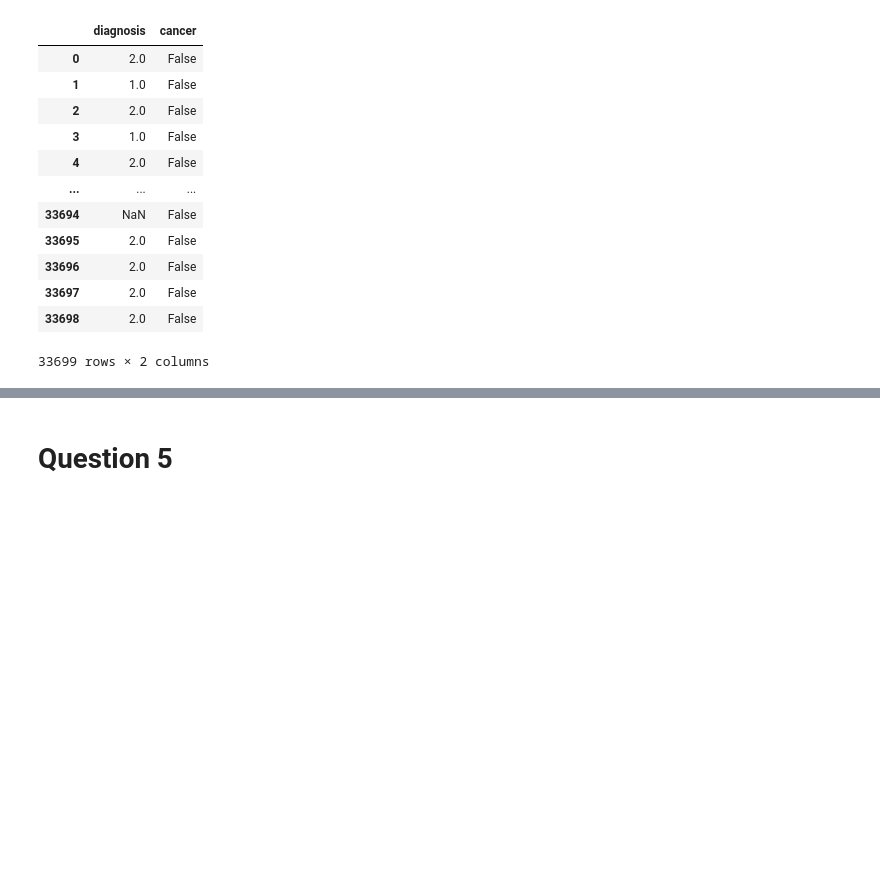
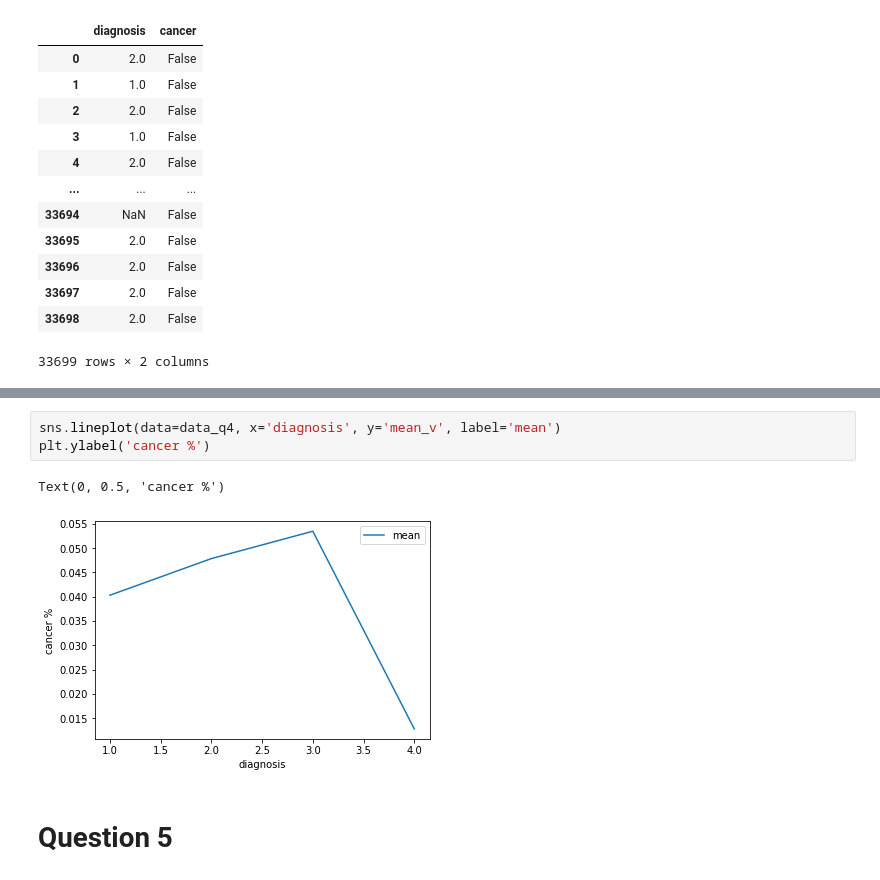
Before and after one commit to ahmed-isar/IBD-disease, a Jupyter notebook: solution.ipynb, the cells around one changed output, grey strips where cells are left out. Cells and saved outputs as stored; diff of their text form; blank space fills up the shorter version.

```diff
--- a/solution.ipynb
+++ b/solution.ipynb
@@ -216,2 +215,8 @@ data_q4.rese
+# %%
+sns.lineplot(data=data_q4, x='diagnosis', y='mean_v', label='mean')
+plt.ylabel('cancer %')
+# %% [output]
+Text(0, 0.5, 'cancer %')
+[figure, added]
 # %% [markdown]
 # Question 5
```
Also changed, not shown: parts of 6 cells of this notebook.
